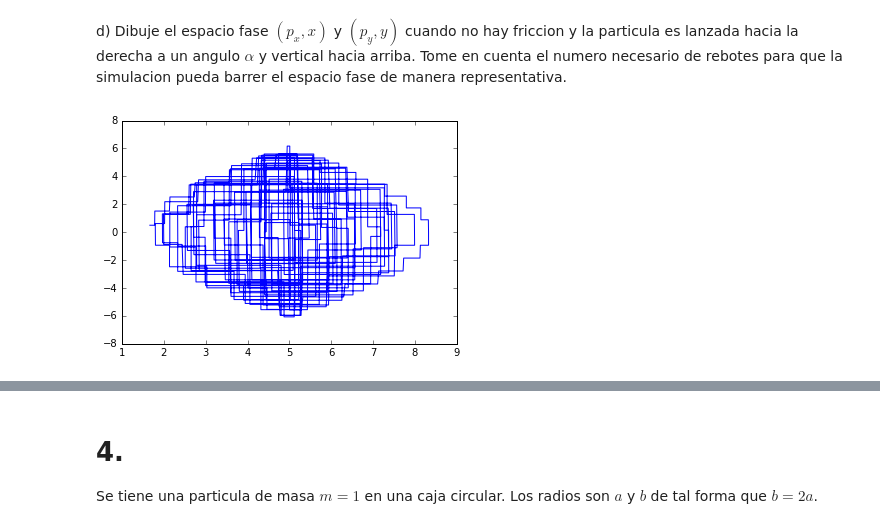
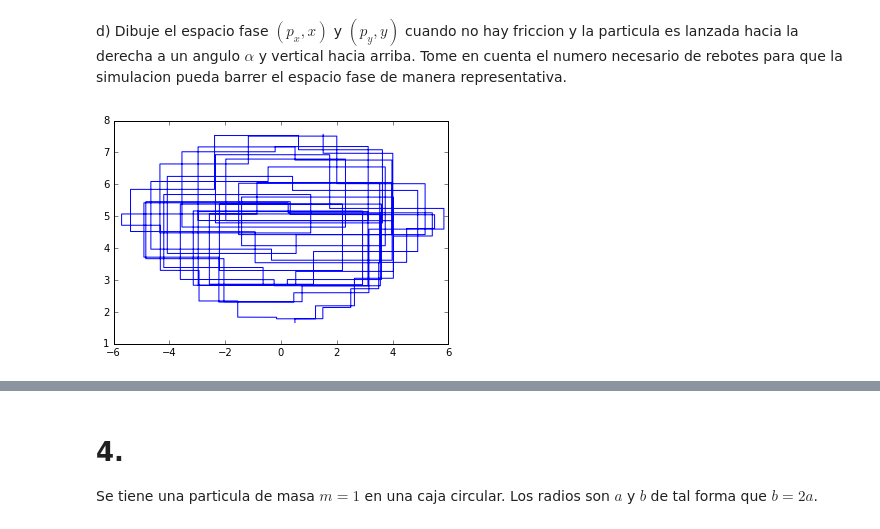
Before and after one commit to adriross/Tareas, a Jupyter notebook: TareaExamen1.ipynb, the cells around one changed output, grey strips where cells are left out. Saved outputs shown, nothing was run; the diff lists cells and outputs as text; code cells hidden in the pictures.

```diff
--- a/TareaExamen1.ipynb
+++ b/TareaExamen1.ipynb
@@ -129,15 +133,15 @@ def rererebote(rv_i,mi_dt,fricc):
 # %%
-def mov(alpha,beta,N,fricc):
+def mov(alpha,beta,N,v_0,fricc):
     r = 0
-    v_y = cos(beta)
-    v_x = sin(beta)
+    v_y = cos(beta)*v_0
+    v_x = sin(beta)*v_0
     h = -f(5,alpha,0)
     x_i = 5./3.
     y_i = f(x_i,alpha,h)
     inicio = [x_i,y_i,v_x,v_y]
 
     trayectoria = zeros((N,len(inicio)))
-    mi_dt = .01
+    mi_dt = .001
     trayectoria[0,:] = array(inicio)
     for i in range(N-1):
         t,sol_dt = rk4(ec_mov,trayectoria[i,:],[0,mi_dt],fricc)
@@ -149,7 +153,7 @@ def mov(alpha,beta,N,fricc):
         else:
             trayectoria[i+1,:] = sol_dt[-1,:]
         if sol_dt[-1,:][1] > 5.9:
-            punto = rererebote(trayectoria[i,:],mi_dt,fricc)
+            p = rererebote(trayectoria[i,:],mi_dt,fricc)
             trayectoria[i+1,:] = p
             r +=1
         if sol_dt[-1,:][0] > 10:
@@ -976,13 +1549,13 @@ show()
 d) Dibuje el espacio fase $(p_x,x)$ y $(p_y,y)$ cuando no hay friccion y la particula es lanzada hacia la derecha a un angulo $\alpha$ y vertical hacia arriba.  Tome en cuenta el numero necesario de rebotes para que la simulacion pueda barrer el espacio fase de manera representativa.
 # %%
 a1=pi/6
-N=10000
+N=50000
 fricc=0
 h=-f(5,a1,0)
-sol=mov(a1,a1,N,fricc)
-plot(sol[0],sol[2])
+sol=mov(a1,a1,N,1,fricc)
+plot(sol[2],sol[0])
 show()
 # %% [output]
-[figure, old version]
+[figure, new version]
 # %%
 a1=pi/6
```
Also changed, not shown: parts of 136 cells of this notebook.
